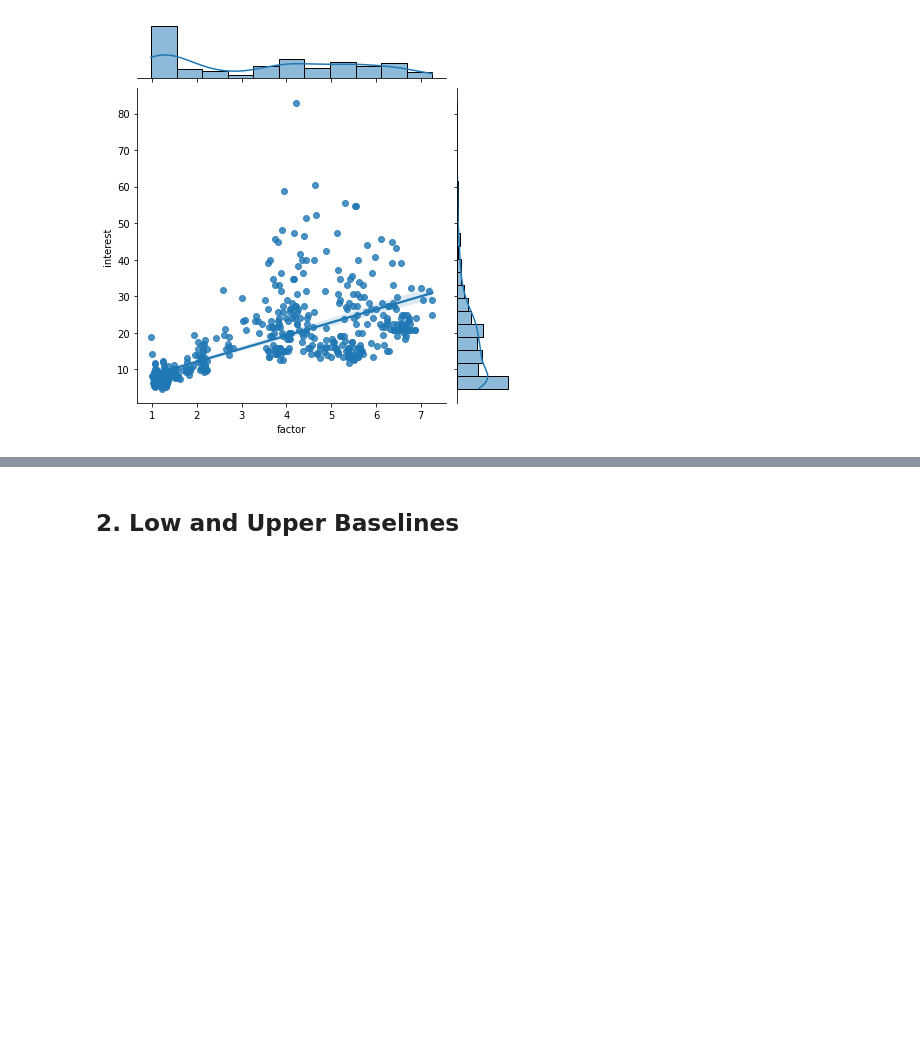
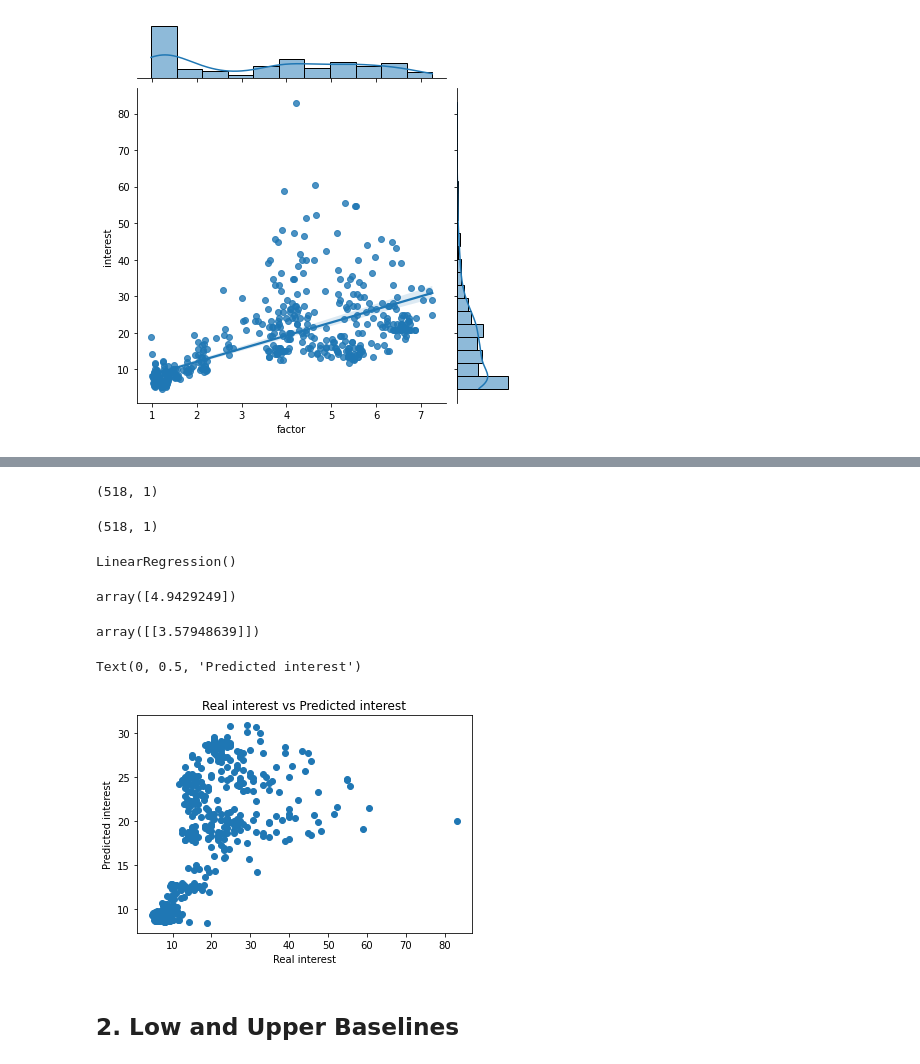
Before and after one commit to mxagar/crypto_analysis, a Jupyter notebook: 01_BitcoinAnalysis.ipynb, the cells around one changed output, grey strips where cells are left out. Cells and saved outputs as stored; diff of their text form; code cells hidden in the pictures; blank space fills up the shorter version.

Commit message:
started fitting low and upper support polynomials after checking the key dates + regression of interest vs price increase factor

```diff
--- a/01_BitcoinAnalysis.ipynb
+++ b/01_BitcoinAnalysis.ipynb
@@ -267,2 +279,36 @@ sns.jointplot(x='factor',y='interest',data=df_tmp,kind='reg')
+# %%
+X = df_tmp['factor'].values.reshape(df_tmp['factor'].shape[0],1)
+X.shape
+# %% [output]
+(518, 1)
+# %%
+y = df_tmp['interest'].values.reshape(df_tmp['interest'].shape[0],1)
+y.shape
+# %% [output]
+(518, 1)
+# %%
+lm.fit(X,y)
+# %% [output]
+LinearRegression()
+# %%
+# Intercept
+lm.intercept_
+# %% [output]
+array([4.9429249])
+# %%
+# Slope
+lm.coef_
+# %% [output]
+array([[3.57948639]])
+# %%
+predictions = lm.predict(X)
+# %%
+plt.scatter(x=y,y=predictions)
+plt.title('Real interest vs Predicted interest')
+plt.xlabel('Real interest')
+plt.ylabel('Predicted interest')
+# %% [output]
+Text(0, 0.5, 'Predicted interest')
+[figure, added]
 # %% [markdown]
 ## 2. Low and Upper Baselines
```
Also changed, not shown: parts of 4 cells of this notebook.
